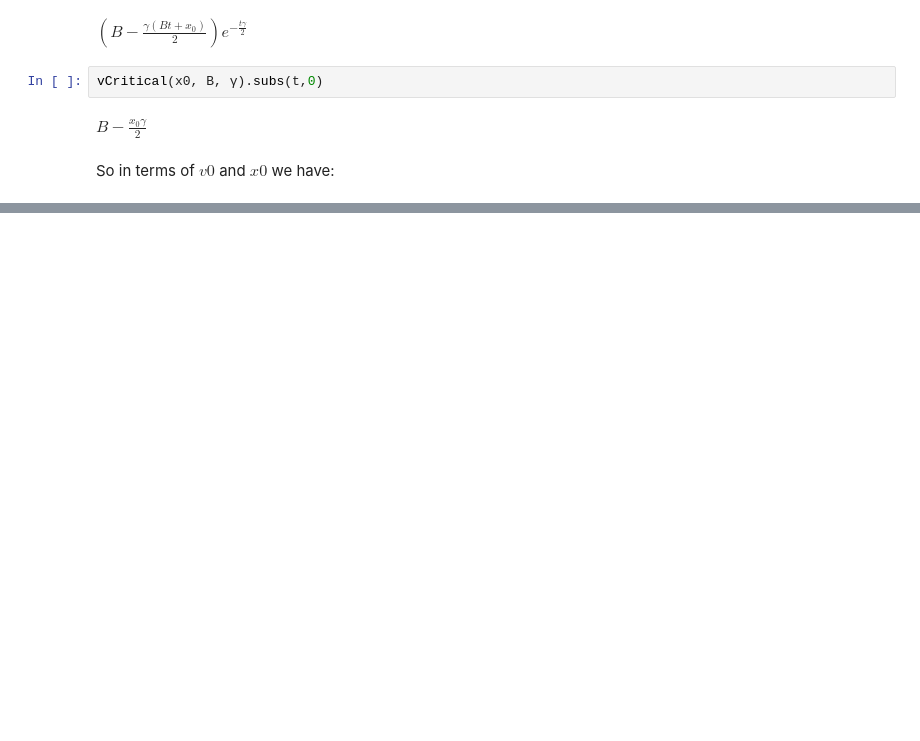
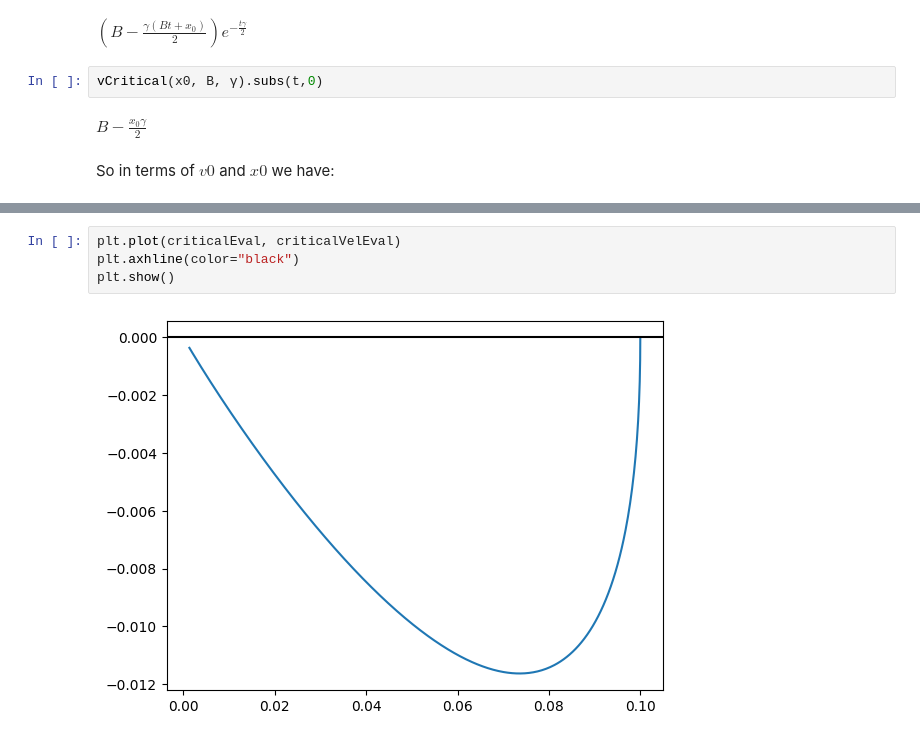
Before and after one commit to brinerk/LabsCapstone, a Jupyter notebook: Lab13/Lab13.ipynb, the cells around one changed output, grey strips where cells are left out. Cells and saved outputs as stored; diff of their text form; blank space fills up the shorter version.

```diff
--- a/Lab13/Lab13.ipynb
+++ b/Lab13/Lab13.ipynb
@@ -444,0 +447,6 @@ $\displaystyle - \frac{x_{0} γ}{t γ - 2}$
+# %%
+plt.plot(criticalEval, criticalVelEval)
+plt.axhline(color="black")
+plt.show()
+# %% [output]
+[figure, added]
```
Also changed, not shown: parts of 41 cells of this notebook.
